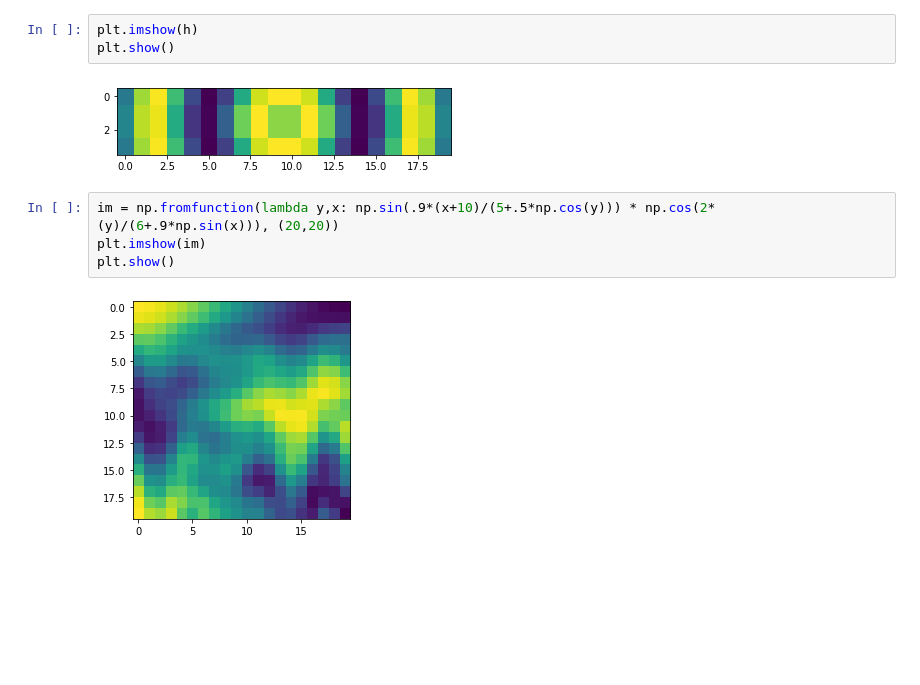
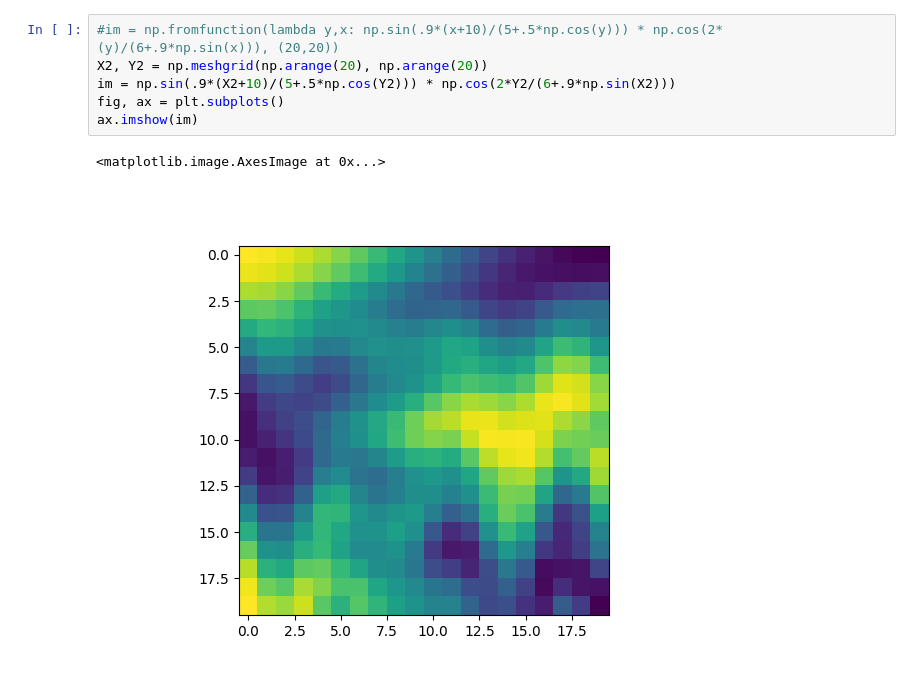
Before and after one commit to wardi/cpu, a Jupyter notebook: no-moon/plasma.ipynb, the cells around one changed output. Drawn from its saved outputs; the diff is of its cells as text; blank space fills up the shorter version.

```diff
--- a/no-moon/plasma.ipynb
+++ b/no-moon/plasma.ipynb
@@ -56,11 +28,9 @@ array([[-0.19171972,  0.71277009,  0.9789688 ,  0.3780108 , -0.54995318,
-# %%
-plt.imshow(h)
-plt.show()
-# %% [output]
-[figure, removed]
 # %%
-im = np.fromfunction(lambda y,x: np.sin(.9*(x+10)/(5+.5*np.cos(y))) * np.cos(2*(y)/(6+.9*np.sin(x))), (20,20))
-plt.imshow(im)
-plt.show()
+#im = np.fromfunction(lambda y,x: np.sin(.9*(x+10)/(5+.5*np.cos(y))) * np.cos(2*(y)/(6+.9*np.sin(x))), (20,20))
+X2, Y2 = np.meshgrid(np.arange(20), np.arange(20))
+im = np.sin(.9*(X2+10)/(5+.5*np.cos(Y2))) * np.cos(2*Y2/(6+.9*np.sin(X2)))
+fig, ax = plt.subplots()
+ax.imshow(im)
 # %% [output]
+<matplotlib.image.AxesImage at 0x...>
-[figure, old version]
+[figure, new version]
```
Also changed, not shown: parts of 7 cells of this notebook.
